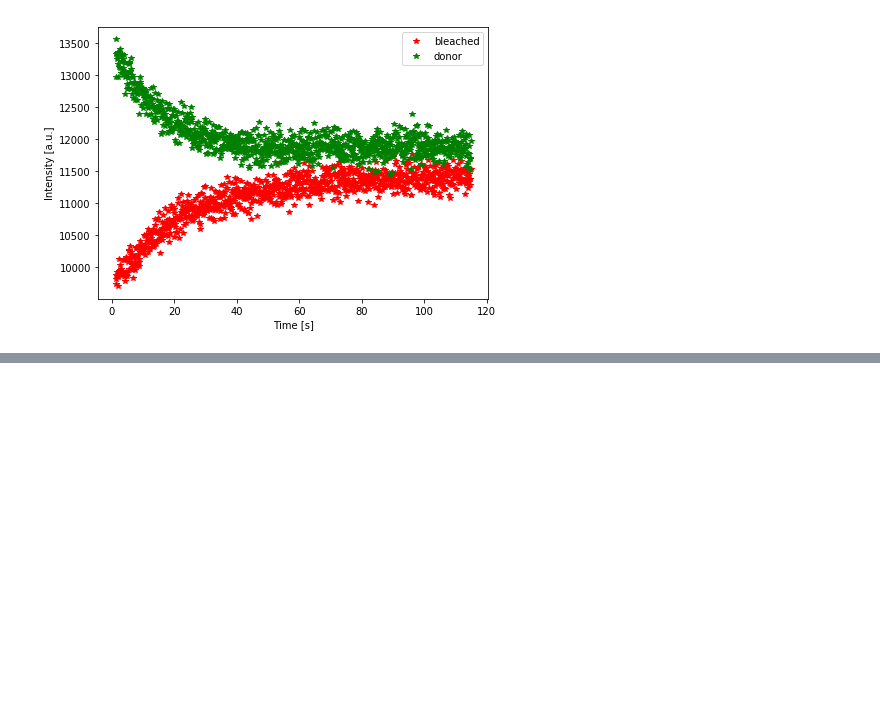
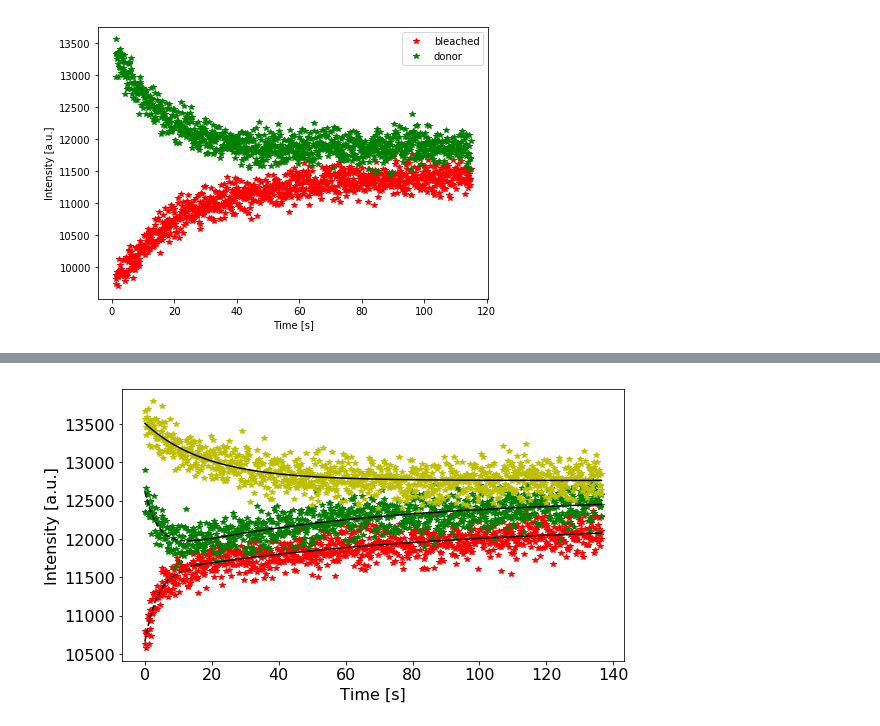
Before and after one commit to cuencam15/FRAP_analysis, a Jupyter notebook: FrapAnalysis.ipynb, the cells around one changed output, grey strips where cells are left out. Saved outputs shown, nothing was run; the diff lists cells and outputs as text; code cells hidden in the pictures; blank space fills up the shorter version.

```diff
--- a/FrapAnalysis.ipynb
+++ b/FrapAnalysis.ipynb
@@ -147,0 +191,68 @@ plt.show()
+# %%
+#we take only after bleaching data
+bgr = bgr[10:]
+ctr = ctr[10:]
+bleach = bleach[10:]
+donor1 = donor1[10:]
+donor2 = donor2[10:]
+t = t[10:]
+
+#normalize control
+
+norm_ctr = (ctr-bgr)/(ctr[0]-bgr[0])
+
+#substract bgr and natural bleach to signals
+
+bleach_n = (bleach-bgr)*(2-norm_ctr)
+donor1_n = (donor1-bgr)*(2-norm_ctr)
+donor2_n = (donor2-bgr)*(2-norm_ctr)
+# %%
+def recovery(x, amp1, tau1, y01):
+    return amp1*(1-np.exp(-x*tau1))+y01
+
+def donori(x, amp2, y02, tau2):
+    return amp2*np.exp(-(x)*tau2)+y02
+
+
+t = t-t[0]
+mod = Model(recovery)
+pars = mod.make_params(amp1=1000, tau1 = 0, y01 = 10000)
+
+
+
+print(result.fit_report())
+
+mod2 = Model(donori)
+mod3 = mod + mod2
+
+pars2 = mod2.make_params(amp2 = 2000, y02 = 16000, tau2 = 0.07)
+pars4 = mod2.make_params(amp2 = 2000, y02 = 16000, tau2 = 0.2)
+
+result = mod.fit(bleach_n[100:], pars, x=t[100:])
+result4 = mod2.fit(bleach_n[:100], pars4, x=t[:100])
+result2 = mod2.fit(donor2_n, pars2, x=t)
+
+print(result2.fit_report())
+
+
+result3 = mod3.fit(donor1_n, pars+pars2, x=t)
+
+print(result3.fit_report())
+print(result4.fit_report())
+
+plt.rcParams["figure.figsize"] = [9, 5]
+plt.plot(t, bleach_n, 'r*', label = 'bleached')
+plt.plot(t, donor1_n, 'g*', label = 'donor1')
+plt.plot(t, donor2_n, 'y*', label = 'donor2')
+plt.plot(t[100:], result.best_fit, 'k-', label='best fit 1')
+plt.plot(t[:100], result4.best_fit, 'k--')
+plt.plot(t, result2.best_fit, 'k-')
+plt.plot(t[:100], result3.best_fit[:100], 'k--')
+plt.plot(t[100:], result3.best_fit[100:], 'k-')
+#plt.plot(t, (bleach_n+donor_n)/2, 'b*')
+plt.ylabel('Intensity [a.u.]')
+plt.xlabel('Time [s]')
+#plt.legend()
+plt.savefig(folder + '\\doubledonor.png')
+plt.show()
+# %% [output]
@@ -147,0 +276 @@ plt.show()
+[figure, added]
```
Also changed, not shown: parts of 11 cells of this notebook.
